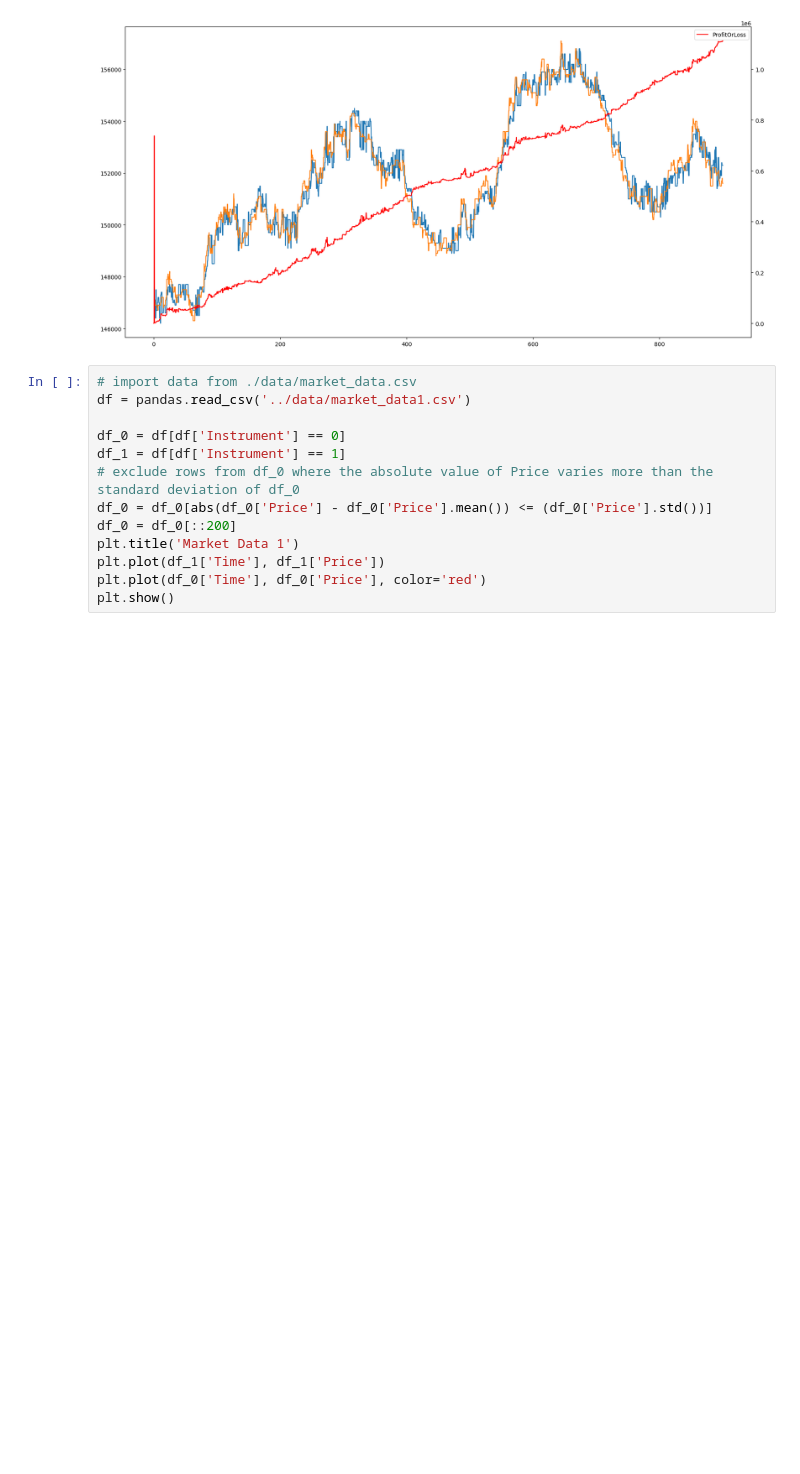
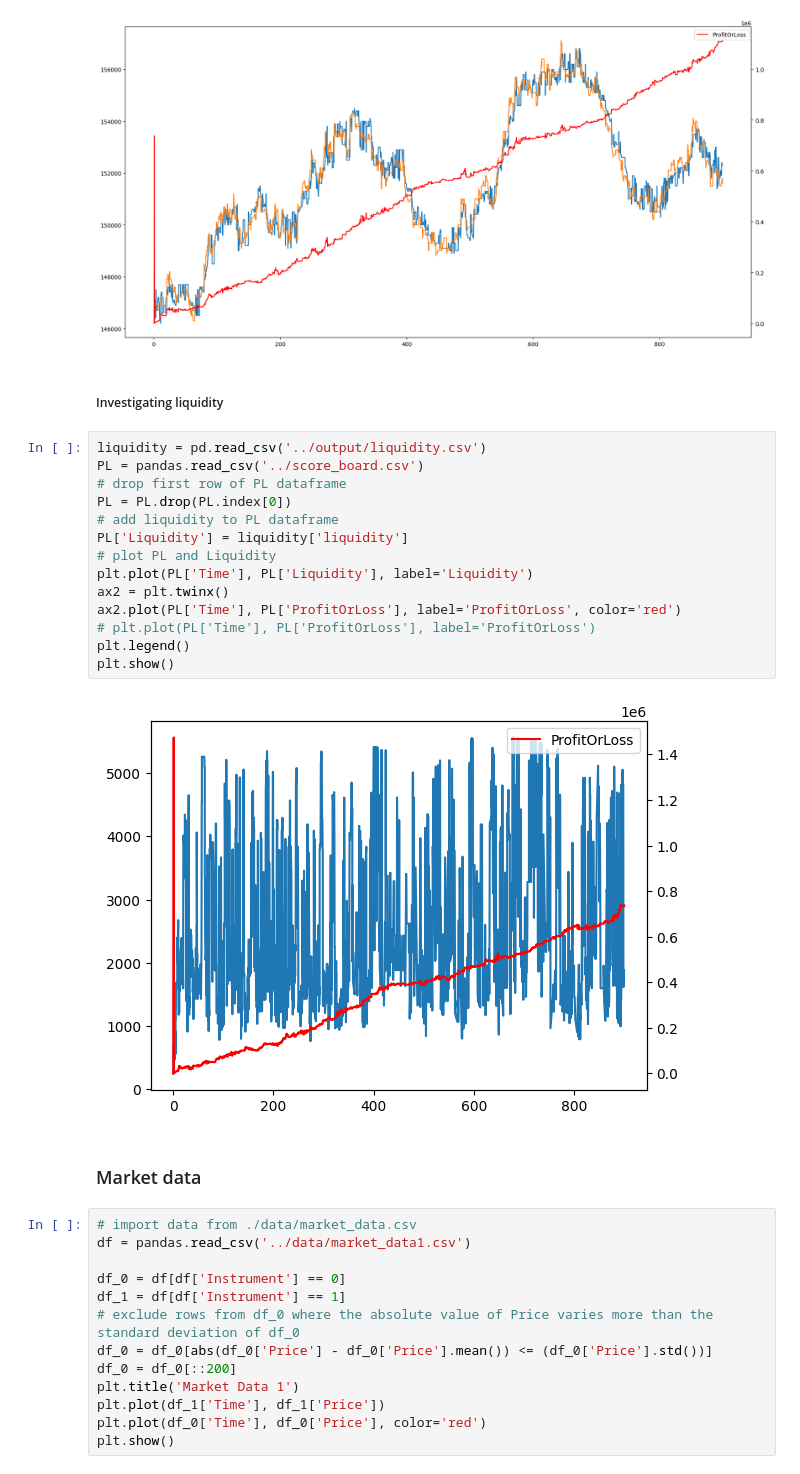
Before and after one commit to matthewgomezcullen/Ready-Trader-Go, a Jupyter notebook: research/viz.ipynb, the cells around one changed output. Drawn from its saved outputs; the diff is of its cells as text; blank space fills up the shorter version.

Commit message:
investigating liquidity

```diff
--- a/research/viz.ipynb
+++ b/research/viz.ipynb
@@ -15,6 +21,26 @@ plt.legend()
 plt.show()
 # %% [output]
 [figure]
+# %% [markdown]
+##### Investigating liquidity
+# %%
+liquidity = pd.read_csv('../output/liquidity.csv')
+PL = pandas.read_csv('../score_board.csv')
+# drop first row of PL dataframe
+PL = PL.drop(PL.index[0])
+# add liquidity to PL dataframe
+PL['Liquidity'] = liquidity['liquidity']
+# plot PL and Liquidity
+plt.plot(PL['Time'], PL['Liquidity'], label='Liquidity')
+ax2 = plt.twinx()
+ax2.plot(PL['Time'], PL['ProfitOrLoss'], label='ProfitOrLoss', color='red')
+# plt.plot(PL['Time'], PL['ProfitOrLoss'], label='ProfitOrLoss')
+plt.legend()
+plt.show()
+# %% [output]
+[figure, added]
+# %% [markdown]
+### Market data
 # %%
 # import data from ./data/market_data.csv
 df = pandas.read_csv('../data/market_data1.csv')
```
Also changed, not shown: parts of 4 cells of this notebook, 8 other files.
